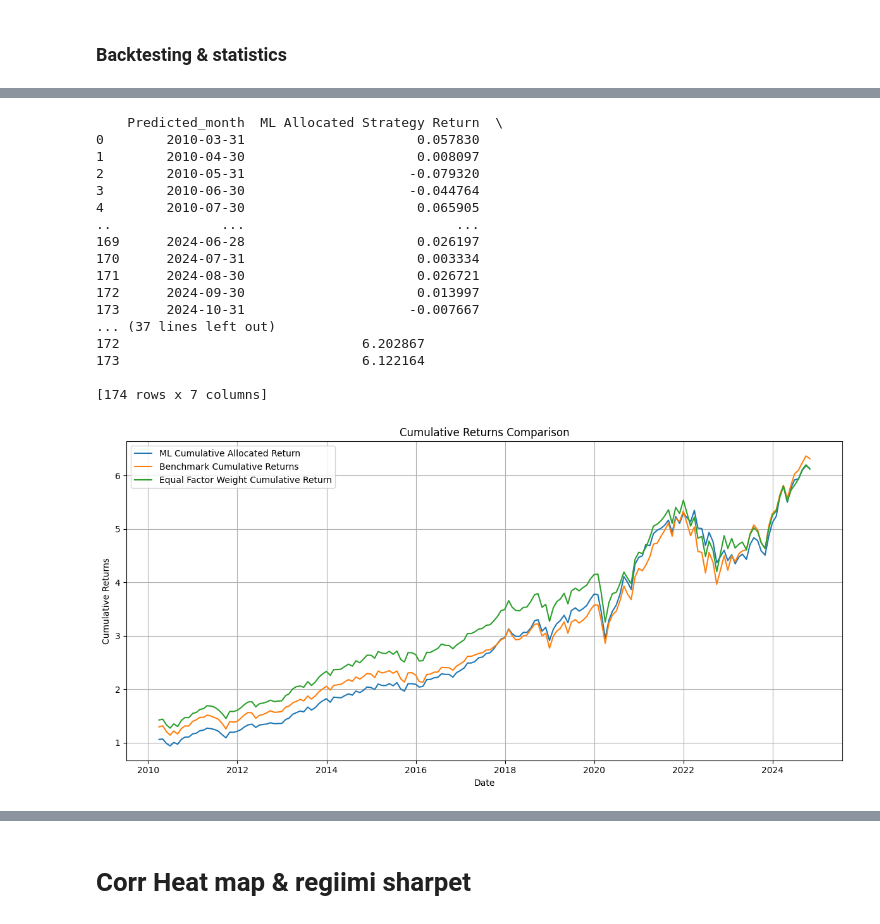
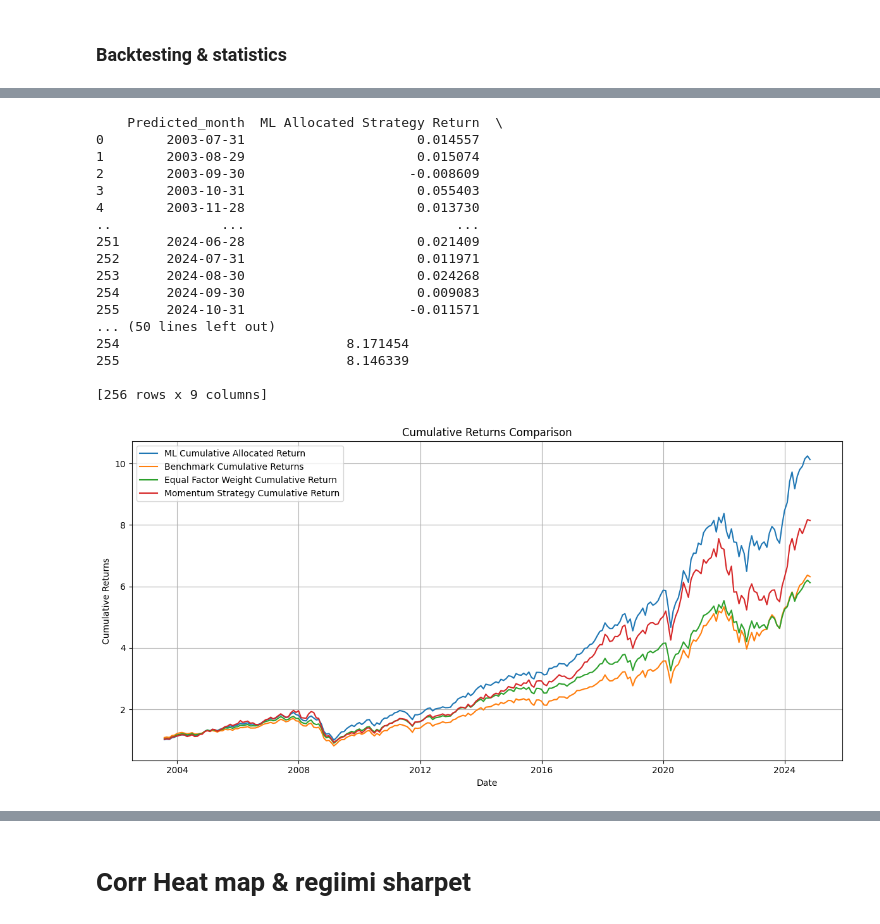
Before and after one commit to Elkkujou/Gradu, a Jupyter notebook: RF REGIIMI HYVÄ TRAINING.ipynb, the cells around one changed output, grey strips where cells are left out. Drawn from its saved outputs; the diff is of its cells as text; code cells hidden in the pictures.

Commit message:
Momentum lisätty vertailuun mukaan

```diff
--- a/RF REGIIMI HYVÄ TRAINING.ipynb
+++ b/RF REGIIMI HYVÄ TRAINING.ipynb
@@ -432,8 +432,8 @@ import pandas as pd
 import numpy as np
 
 # Parameters:
-overall_window_size = 240   # Overall training window size (from the full sorted data)
-min_data_threshold = 20     # Minimum number of observations required
+overall_window_size = 160  # Overall training window size (from the full sorted data)
+min_data_threshold = 4  # Minimum number of observations required
 
 # Create an empty list to accumulate the results.
 results = []
@@ -1056,6 +1056,14 @@ df_filtered['Equal Factor Weight Strategy'] = (
 # so that the wealth index starts at 1.
 df_filtered['Equal Factor Weight Cumulative Return'] = (1 + df_filtered['Equal Factor Weight Strategy']).cumprod()
 
+# --- New: Calculate the Momentum Strategy returns and cumulative returns ---
+# Create a monthly returns column for the Momentum Strategy.
+df_filtered['Momentum Strategy Return'] = df_filtered['USA MOMENTUM Standard (Large+Mid Cap)']
+
+# Calculate cumulative returns for the Momentum Strategy using compound returns,
+# so that the wealth index starts at 1.
+df_filtered['Momentum Strategy Cumulative Return'] = (1 + df_filtered['Momentum Strategy Return']).cumprod()
+
 
 # ----- Part 3: Merge the two DataFrames -----
 
@@ -1063,7 +1071,8 @@ df_filtered['Equal Factor Weight Cumulative Return'] = (1 + df_filtered['Equal F
 merged_df = pd.merge(
     filtered_df,
     df_filtered[['Date', 'USA Standard (Large+Mid Cap)', 'USA_Cumulative_Return',
-                 'Equal Factor Weight Strategy', 'Equal Factor Weight Cumulative Return']],
+                 'Equal Factor Weight Strategy', 'Equal Factor Weight Cumulative Return',
+                 'Momentum Strategy Return', 'Momentum Strategy Cumulative Return']],
     left_on='Predicted_month',
     right_on='Date',
     how='left'
@@ -1079,22 +1088,22 @@ merged_df = merged_df.rename(columns={'USA_Cumulative_Return': 'Benchmark Cumula
 print(merged_df)
 # %% [output]
     Predicted_month  ML Allocated Strategy Return  \
-0        2010-03-31                      0.057830
-1        2010-04-30                      0.008097
-2        2010-05-31                     -0.079320
-3        2010-06-30                     -0.044764
-4        2010-07-30                      0.065905
+0        2003-07-31                      0.014557
+1        2003-08-29                      0.015074
+2        2003-09-30                     -0.008609
+3        2003-10-31                      0.055403
+4        2003-11-28                      0.013730
 ..              ...                           ...
-169      2024-06-28                      0.026197
-170      2024-07-31                      0.003334
-171      2024-08-30                      0.026721
-172      2024-09-30                      0.013997
-173      2024-10-31                     -0.007667
-... (37 lines left out)
-172                               6.202867
-173                               6.122164
+251      2024-06-28                      0.021409
+252      2024-07-31                      0.011971
+253      2024-08-30                      0.024268
+254      2024-09-30                      0.009083
+255      2024-10-31                     -0.011571
+... (50 lines left out)
+254                             8.171454
+255                             8.146339
 
-[174 rows x 7 columns]
+[256 rows x 9 columns]
 # %%
 import matplotlib.pyplot as plt
 
@@ -1105,32 +1114,39 @@ plt.figure(figsize=(12, 6))
 
 # Plot the ML Cumulative Allocated Return without markers
 plt.plot(
     merged_df['Predicted_month'],
     merged_df['ML Cumulative Allocated Return'],
     label='ML Cumulative Allocated Return'
 )
 
 # Plot the Benchmark Cumulative Returns without markers
 plt.plot(
     merged_df['Predicted_month'],
     merged_df['Benchmark Cumulative Returns'],
     label='Benchmark Cumulative Returns'
 )
 
 # Plot the Equal Factor Weight Cumulative Return without markers
 plt.plot(
     merged_df['Predicted_month'],
     merged_df['Equal Factor Weight Cumulative Return'],
     label='Equal Factor Weight Cumulative Return'
 )
 
+# Plot the Momentum Strategy Cumulative Return without markers
+plt.plot(
+    merged_df['Predicted_month'],
+    merged_df['Momentum Strategy Cumulative Return'],
+    label='Momentum Strategy Cumulative Return'
+)
+
 plt.xlabel('Date')
 plt.ylabel('Cumulative Returns')
 plt.title('Cumulative Returns Comparison')
 plt.legend()
 plt.grid(True)
 plt.tight_layout()
 plt.show()
 # %% [output]
-[figure, old version]
+[figure, new version]
 # %%
```
Also changed, not shown: parts of 13 cells of this notebook.
